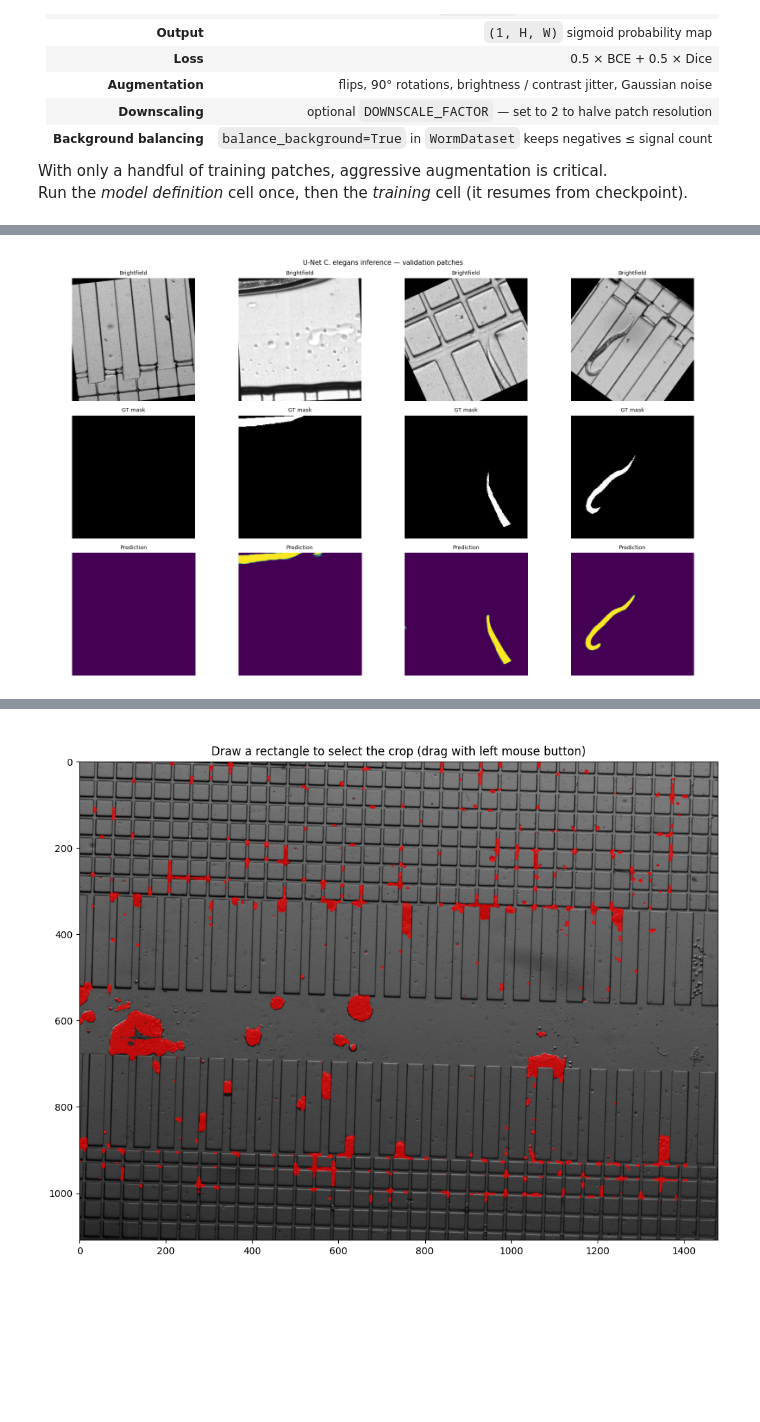
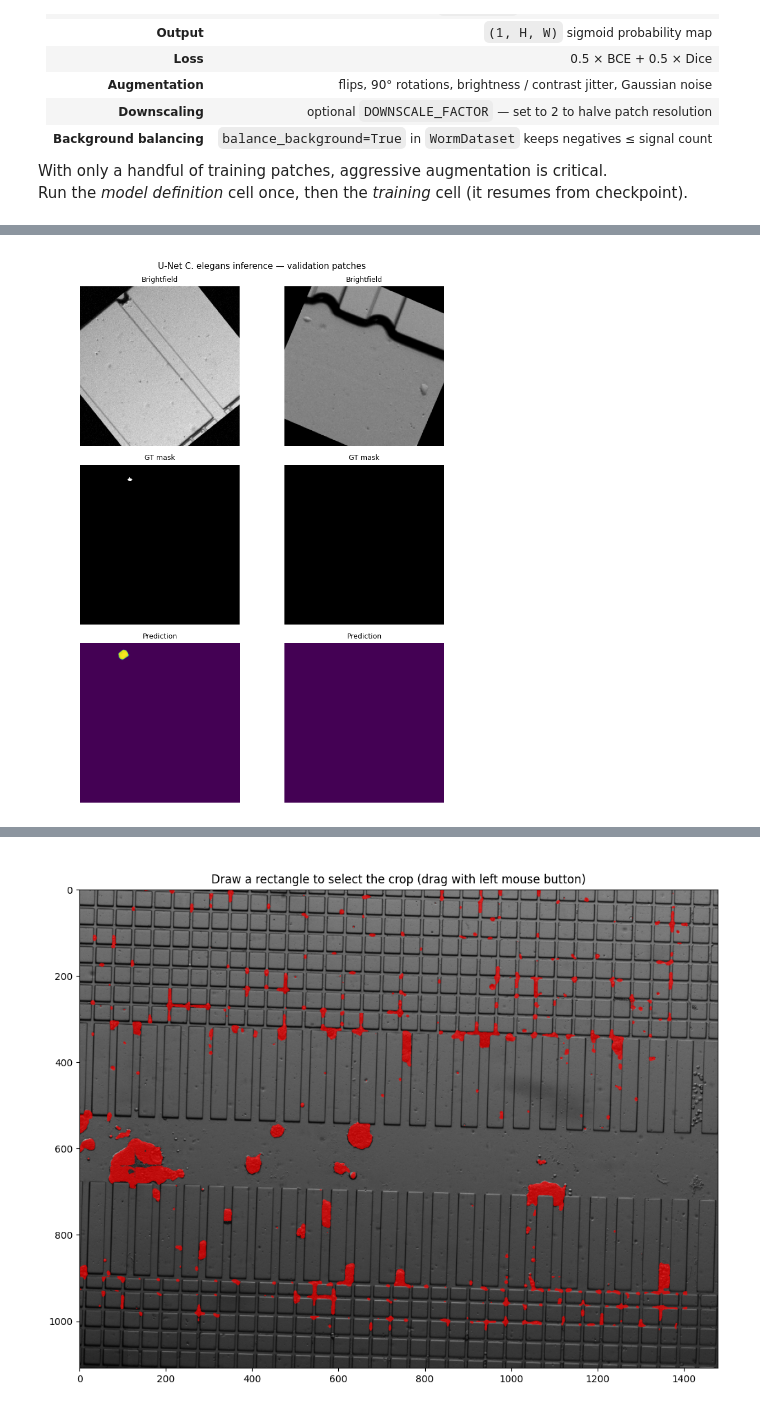
Before and after one commit to Cocopyth/chipanalysis, a Jupyter notebook: chipanalysis/notebooks/notebooks_image_analysis/PPolycephalumDetector.ipynb, the cells around one changed output, grey strips where cells are left out. Drawn from its saved outputs; the diff is of its cells as text; code cells hidden in the pictures; blank space fills up the shorter version.

```diff
--- a/chipanalysis/notebooks/notebooks_image_analysis/PPolycephalumDetector.ipynb
+++ b/chipanalysis/notebooks/notebooks_image_analysis/PPolycephalumDetector.ipynb
@@ -69,9 +66,12 @@ def select_roi(img):
 stretch_min = 0
 stretch_max = 95.5
 channel = 2
-time = 10
-scene = 0
+time = 13
+scene = 2
 img, img_disp = get_frame(czi,time,channel,gamma=1,stretch_min=stretch_min,stretch_max=stretch_max,scene = scene)
+
+img_fluo, img_disp_fluo = get_frame(czi,time,1,gamma=1,stretch_min=40,stretch_max=stretch_max,scene = scene)
+
 img,img_disp = img[:,:],img_disp[:,:]
 fig,ax = plt.subplots()
 ax.imshow(select_roi(img_disp),cmap="gray")
@@ -113,6 +119,8 @@ viewer = napari.Viewer(title="Draw channel masks — add as many polygons as nee
 
 # Add the grayscale image
 viewer.add_image(img_disp, name="image", colormap="gray")
+viewer.add_image(img_disp_fluo, name="image", colormap="gray")
+
 
 # Add an empty Shapes layer — user will draw polygons here
 shapes_layer = viewer.add_shapes(
@@ -311,7 +396,7 @@ Re-running is idempotent (existing patches are skipped); changing the CZI file o
 INCLUDE_EXTRA_DATASET    = False   # ← flip to True to merge a second dataset
 EXTRA_DATA_DIR           = "/Users/bisot/Documents/PostDoc2/training_data_extra"
 EXTRA_BALANCE_BACKGROUND = True    # keep at most as many empty patches as signal patches
-EXTRA_MIN_MASK_FRACTION  = 0.01   # patches below this mask fraction are "background"
+EXTRA_MIN_MASK_FRACTION  = 0   # patches below this mask fraction are "background"
 
 _extra_img_dir = os.path.join(EXTRA_DATA_DIR, "images")
 
@@ -565,7 +694,7 @@ N_EPOCHS    = 150         # more epochs because dataset is typically small
 BATCH_SIZE  = 4
 LR          = 1e-4
 VAL_SPLIT   = 0.2
-MODEL_SAVE  = os.path.join(WORM_DATA_DIR, "unet_celegans_best_newchip.pth")
+MODEL_SAVE  = os.path.join(WORM_DATA_DIR, "unet_ppolycephalum_best_newchip.pth")
 
 # ── Primary C. elegans dataset (with background balancing) ────────────────────
 print("Building C. elegans dataset (balancing background patches)…")
@@ -575,7 +704,7 @@ _worm_ds = WormDataset(
     augment=True,
     downscale=DOWNSCALE_FACTOR,
     balance_background=True,
-    min_mask_fraction=0.01,
+    min_mask_fraction=1e-6,
 )
 
 # ── Optional extra dataset ────────────────────────────────────────────────────
@@ -699,43 +837,44 @@ KeyboardInterrupt:
 model.eval()
 model.load_state_dict(torch.load(MODEL_SAVE, map_location=device, weights_only=True))
 
-n_show = min(4, n_val)
+n_show = min(2, n_val)
 val_imgs, val_masks = [], []
-for i in range(n_show):
+start = 0
+for i in range(start,start+n_show):
     img_t, mask_t = val_ds[i]
     val_imgs.append(img_t)
     val_masks.append(mask_t)
 
 imgs_batch  = torch.stack(val_imgs).to(device)
 masks_batch = torch.stack(val_masks)
 
 with torch.no_grad():
     preds = torch.sigmoid(model(imgs_batch)).cpu().numpy()[:, 0]   # (N, H, W)
 
 imgs_np  = imgs_batch.cpu().numpy()[:, 0]     # (N, H, W)  single channel
 masks_np = masks_batch.numpy()[:, 0]           # (N, H, W)
 
 fig, axes = plt.subplots(3, n_show, figsize=(4 * n_show, 10))
 if n_show == 1:
     axes = axes[:, np.newaxis]
 for i in range(n_show):
     axes[0, i].imshow(imgs_np[i], cmap="gray", vmin=0, vmax=1)
     axes[0, i].set_title("Brightfield", fontsize=9)
     axes[0, i].axis("off")
 
     axes[1, i].imshow(masks_np[i], cmap="gray", vmin=0, vmax=1)
     axes[1, i].set_title("GT mask", fontsize=9)
     axes[1, i].axis("off")
 
     axes[2, i].imshow(preds[i], cmap="viridis", vmin=0, vmax=1)
     axes[2, i].set_title("Prediction", fontsize=9)
     axes[2, i].axis("off")
 
 plt.suptitle("U-Net C. elegans inference — validation patches", fontsize=11)
 plt.tight_layout()
 plt.show()
 # %% [output]
-[figure, old version]
+[figure, new version]
 # %%
 
 def predict_worms(
```
Also changed, not shown: parts of 15 cells of this notebook, 10 other files.
